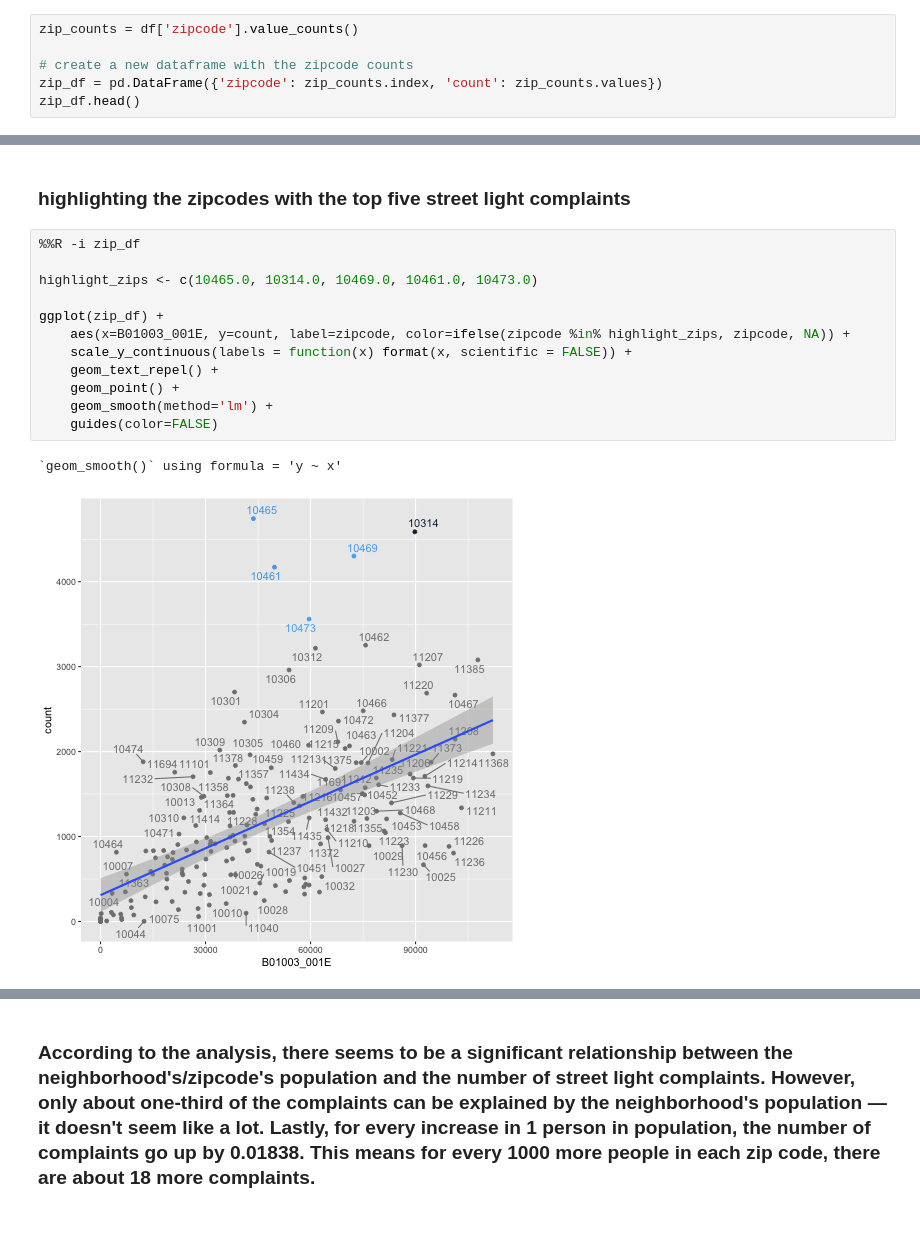
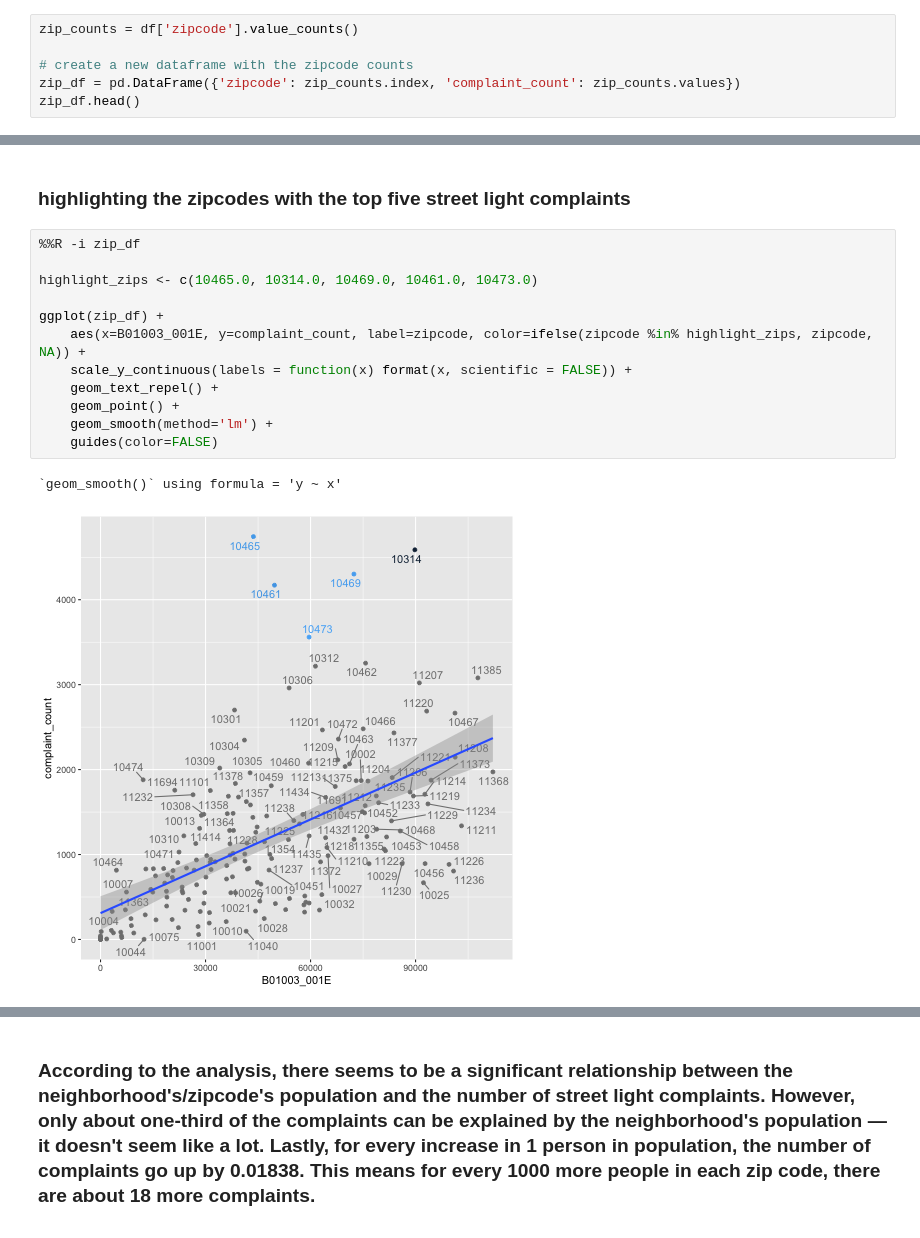
Before and after one commit to rachel-el-p/311_submission, a Jupyter notebook: 311_pitch_for_submission.ipynb, the cells around one changed output, grey strips where cells are left out. Cells and saved outputs as stored; diff of their text form.

```diff
--- a/311_pitch_for_submission.ipynb
+++ b/311_pitch_for_submission.ipynb
@@ -274,6 +274,6 @@ dttm  (2): Created Date, Closed Date
 zip_counts = df['zipcode'].value_counts()
 
 # create a new dataframe with the zipcode counts
-zip_df = pd.DataFrame({'zipcode': zip_counts.index, 'count': zip_counts.values})
+zip_df = pd.DataFrame({'zipcode': zip_counts.index, 'complaint_count': zip_counts.values})
 zip_df.head()
 # %% [output]
@@ -303,18 +303,18 @@ zip_df.head()
 # %%
 %%R -i zip_df
 
 highlight_zips <- c(10465.0, 10314.0, 10469.0, 10461.0, 10473.0)
 
 ggplot(zip_df) +
-    aes(x=B01003_001E, y=count, label=zipcode, color=ifelse(zipcode %in% highlight_zips, zipcode, NA)) +
+    aes(x=B01003_001E, y=complaint_count, label=zipcode, color=ifelse(zipcode %in% highlight_zips, zipcode, NA)) +
     scale_y_continuous(labels = function(x) format(x, scientific = FALSE)) +
     geom_text_repel() +
     geom_point() +
     geom_smooth(method='lm') +
     guides(color=FALSE)
 # %% [output]
 `geom_smooth()` using formula = 'y ~ x'
-[figure, old version]
+[figure, new version]
 # %%
 %%R -i zip_df
 
```
Also changed, not shown: parts of 27 cells of this notebook, 2 other files.
